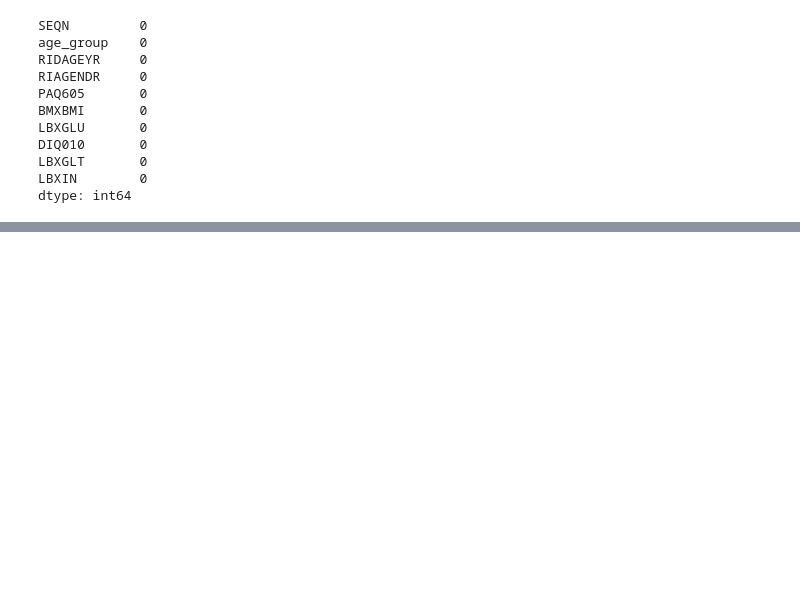
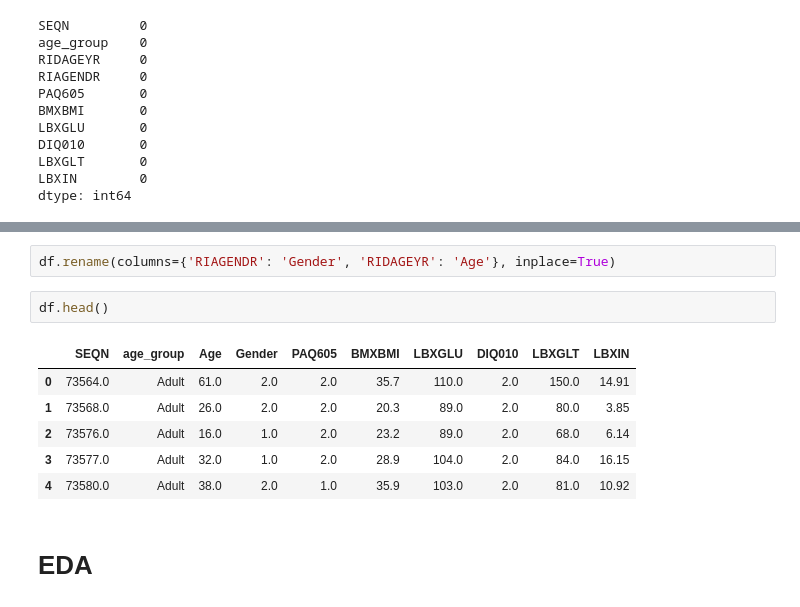
Before and after one commit to SamuelhBueno/DP_CA, a Jupyter notebook: CA2 - DP ML Samuel.ipynb, the cells around one changed output, grey strips where cells are left out. Saved outputs shown, nothing was run; the diff lists cells and outputs as text; blank space fills up the shorter version.

```diff
--- a/CA2 - DP ML Samuel.ipynb
+++ b/CA2 - DP ML Samuel.ipynb
@@ -114,0 +154,13 @@ for column in df.columns:
+# %%
+df.rename(columns={'RIAGENDR': 'Gender', 'RIDAGEYR': 'Age'}, inplace=True)
+# %%
+df.head()
+# %% [output]
+|  | SEQN | age_group | Age | Gender | PAQ605 | BMXBMI | LBXGLU | DIQ010 | LBXGLT | LBXIN |
+| 0 | 73564.0 | Adult | 61.0 | 2.0 | 2.0 | 35.7 | 110.0 | 2.0 | 150.0 | 14.91 |
+| 1 | 73568.0 | Adult | 26.0 | 2.0 | 2.0 | 20.3 | 89.0 | 2.0 | 80.0 | 3.85 |
+| 2 | 73576.0 | Adult | 16.0 | 1.0 | 2.0 | 23.2 | 89.0 | 2.0 | 68.0 | 6.14 |
+| 3 | 73577.0 | Adult | 32.0 | 1.0 | 2.0 | 28.9 | 104.0 | 2.0 | 84.0 | 16.15 |
+| 4 | 73580.0 | Adult | 38.0 | 2.0 | 1.0 | 35.9 | 103.0 | 2.0 | 81.0 | 10.92 |
+# %% [markdown]
+# EDA
```
Also changed, not shown: parts of 15 cells of this notebook.
